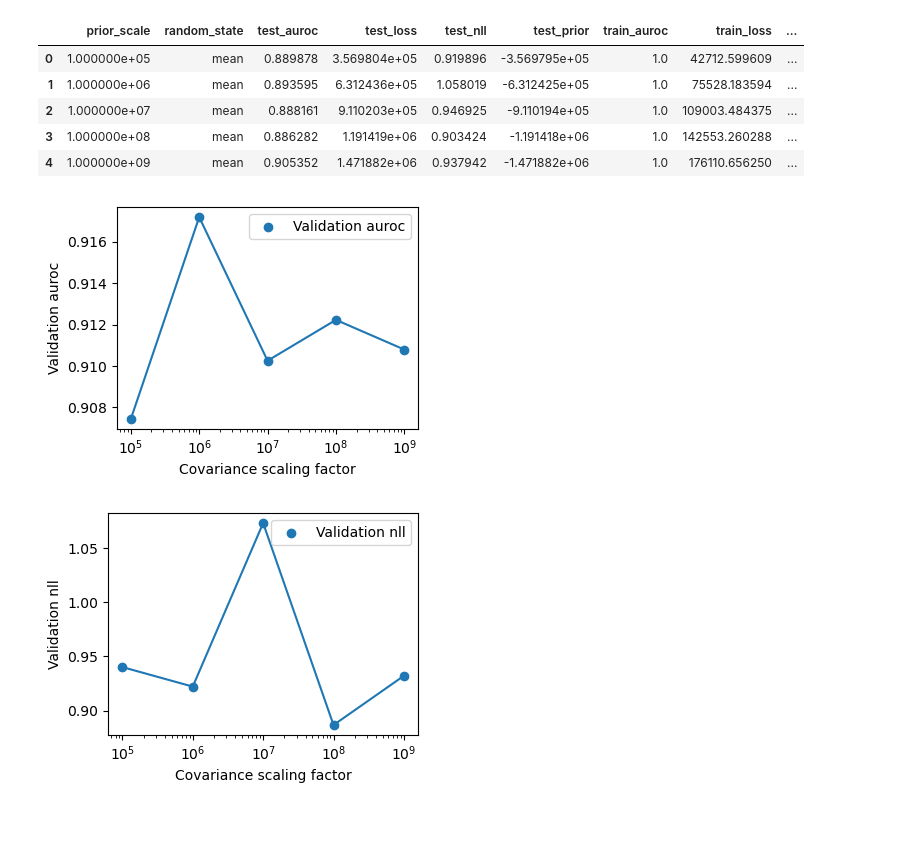
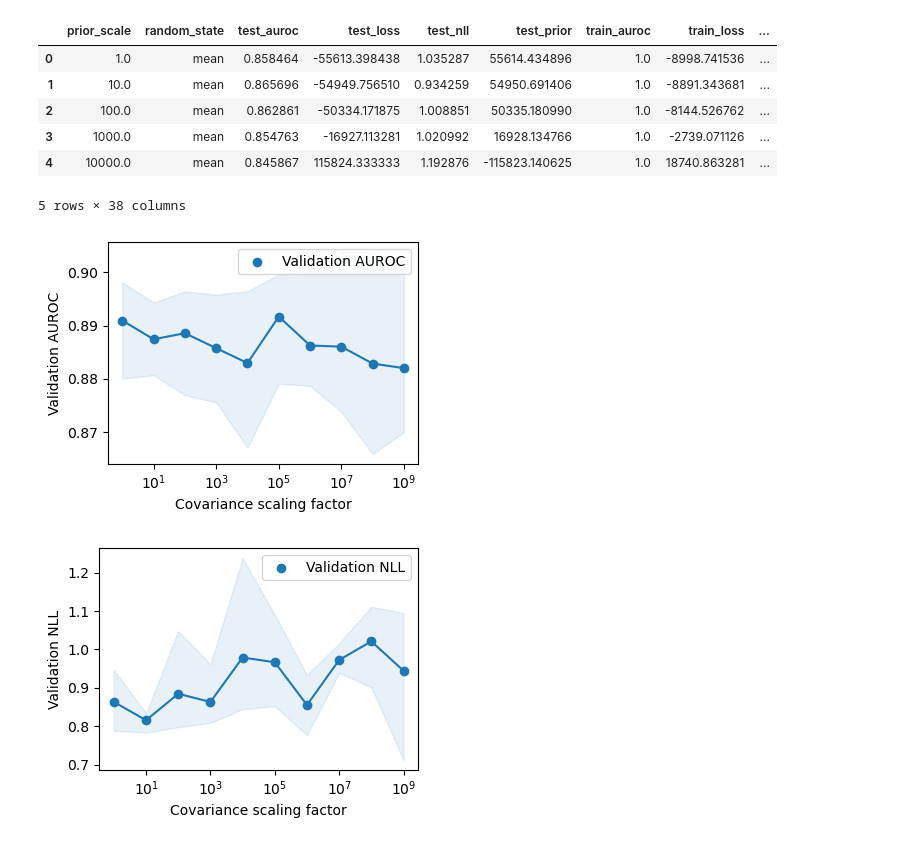
Before and after one commit to tufts-ml/bdl-transfer-learning, a Jupyter notebook: notebooks/covariance_scaling_factor.ipynb, the cells around one changed output. Cells and saved outputs as stored; diff of their text form; code cells hidden in the pictures.

```diff
--- a/notebooks/covariance_scaling_factor.ipynb
+++ b/notebooks/covariance_scaling_factor.ipynb
@@ -18,10 +18,12 @@ def get_best_epoch(df, window_size):
                       for index in range(window_size, len(val_auroc))]
     return df.iloc[window_size+np.argmax(windowed_auroc)]
 # %%
-random_states = [1001, 2001]
-prior_scales = np.logspace(5, 9, num=5)
-lr_0s = np.logspace(-1, -4, num=4)
+random_states = [1001, 2001, 3001]
+random_states = [4001, 5001, 6001]
+prior_scales = np.logspace(0, 9, num=10)
+lr_0s = np.logspace(-1, -3, num=3)
 weight_decays = np.append(np.logspace(-2, -6, num=5), 0)
+#weight_decays = [0.0]
 window_size = 5
 # %%
 columns = ['random_state', 'prior_scale', 'test_auroc', 'test_loss', 'test_nll',
@@ -51,6 +53,8 @@ columns = ['test_auroc', 'test_loss', 'test_nll', 'test_prior',
            'train_auroc', 'train_loss', 'train_nll', 'train_prior',
            'val_auroc', 'val_loss', 'val_nll', 'val_prior']
 for column in columns:
+    df['{}_min'.format(column)] = df[column].apply(lambda item: np.min(item))
+    df['{}_max'.format(column)] = df[column].apply(lambda item: np.max(item))
     df[column] = df[column].apply(lambda item: np.mean(item))
 df.random_state = df.random_state.apply(lambda item: 'mean')
 df = df.reset_index()
@@ -58,32 +62,35 @@ df = df.reset_index()
 df.head()
 # %% [output]
 |  | prior_scale | random_state | test_auroc | test_loss | test_nll | test_prior | train_auroc | train_loss | ... |
-| 0 | 1.000000e+05 | mean | 0.889878 | 3.569804e+05 | 0.919896 | -3.569795e+05 | 1.0 | 42712.599609 | ... |
-| 1 | 1.000000e+06 | mean | 0.893595 | 6.312436e+05 | 1.058019 | -6.312425e+05 | 1.0 | 75528.183594 | ... |
-| 2 | 1.000000e+07 | mean | 0.888161 | 9.110203e+05 | 0.946925 | -9.110194e+05 | 1.0 | 109003.484375 | ... |
-| 3 | 1.000000e+08 | mean | 0.886282 | 1.191419e+06 | 0.903424 | -1.191418e+06 | 1.0 | 142553.260288 | ... |
-| 4 | 1.000000e+09 | mean | 0.905352 | 1.471882e+06 | 0.937942 | -1.471882e+06 | 1.0 | 176110.656250 | ... |
+| 0 | 1.0 | mean | 0.858464 | -55613.398438 | 1.035287 | 55614.434896 | 1.0 | -8998.741536 | ... |
+| 1 | 10.0 | mean | 0.865696 | -54949.756510 | 0.934259 | 54950.691406 | 1.0 | -8891.343681 | ... |
+| 2 | 100.0 | mean | 0.862861 | -50334.171875 | 1.008851 | 50335.180990 | 1.0 | -8144.526762 | ... |
+| 3 | 1000.0 | mean | 0.854763 | -16927.113281 | 1.020992 | 16928.134766 | 1.0 | -2739.071126 | ... |
+| 4 | 10000.0 | mean | 0.845867 | 115824.333333 | 1.192876 | -115823.140625 | 1.0 | 18740.863281 | ... |
+5 rows × 38 columns
 # %%
 fig, ax = plt.subplots(ncols=1, nrows=1, figsize=(4, 3))
-ax.scatter(df.prior_scale, df.val_auroc, label='Validation auroc')
-ax.plot(df.prior_scale, df.val_auroc)
+ax.scatter(df.prior_scale, df.val_auroc, label='Validation AUROC', color='#1f77b4')
+ax.plot(df.prior_scale, df.val_auroc, color='#1f77b4')
+ax.fill_between(df.prior_scale, df.val_auroc_min, df.val_auroc_max, color='#1f77b4', alpha=0.1)
 ax.set_xscale('log')
 ax.set_xlabel('Covariance scaling factor')
-ax.set_ylabel('Validation auroc')
+ax.set_ylabel('Validation AUROC')
 ax.legend()
 fig.tight_layout()
 plt.show()
 # %% [output]
-[figure, old version]
+[figure, new version]
 # %%
 fig, ax = plt.subplots(ncols=1, nrows=1, figsize=(4, 3))
-ax.scatter(df.prior_scale, df.val_nll, label='Validation nll')
-ax.plot(df.prior_scale, df.val_nll)
+ax.scatter(df.prior_scale, df.val_nll, label='Validation NLL', color='#1f77b4')
+ax.plot(df.prior_scale, df.val_nll, color='#1f77b4')
+ax.fill_between(df.prior_scale, df.val_nll_min, df.val_nll_max, color='#1f77b4', alpha=0.1)
 ax.set_xscale('log')
 ax.set_xlabel('Covariance scaling factor')
-ax.set_ylabel('Validation nll')
+ax.set_ylabel('Validation NLL')
 ax.legend()
 fig.tight_layout()
 plt.show()
 # %% [output]
-[figure, old version]
+[figure, new version]
```
Also changed, not shown: parts of 2 cells of this notebook, 9 other files.
